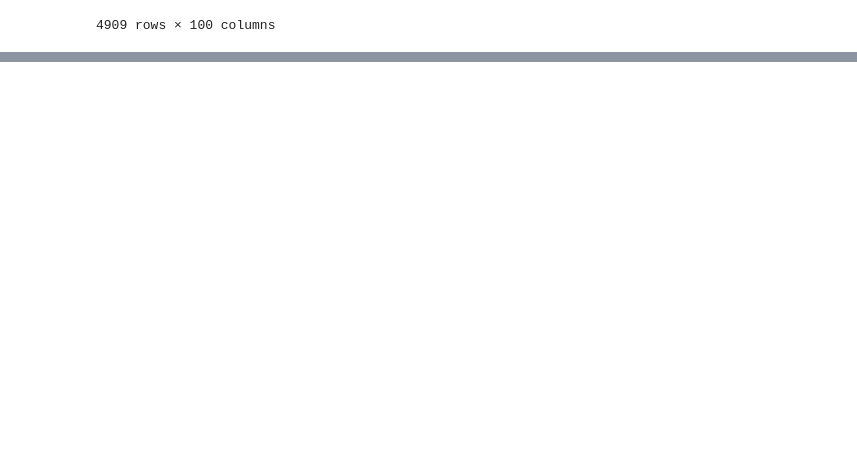
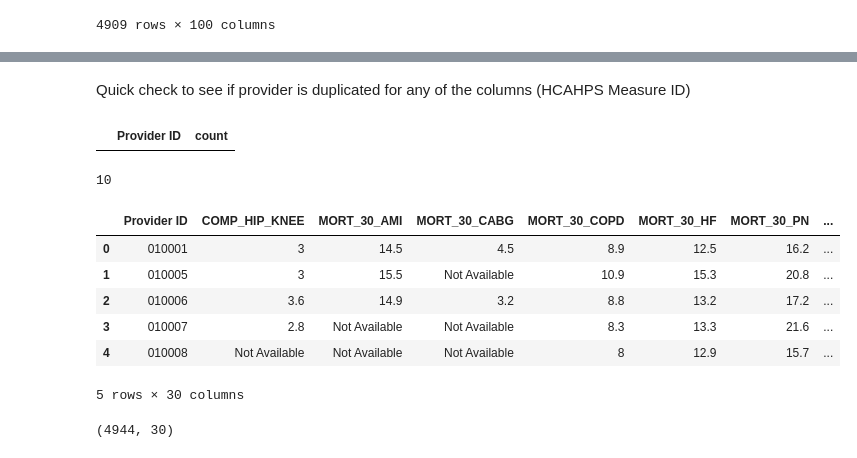
Before and after one commit to maringow/DataMiningGroupProject, a Jupyter notebook: data_prep_Venku.ipynb, the cells around one changed output, grey strips where cells are left out. Cells and saved outputs as stored; diff of their text form; code cells hidden in the pictures; blank space fills up the shorter version.

```diff
--- a/data_prep_Venku.ipynb
+++ b/data_prep_Venku.ipynb
@@ -297,0 +341,9 @@ survey.iloc[:,[1,4,]]
+# %%
+# write to file for QA
+# outcomes_pivot.to_csv(path_or_buf=
+#                       'C:/Users/mgow/Documents/UChicago/Courses/Data Mining/Group Project/outcomesPivot2.csv')
+
+# pivot survey data
+survey_pivot = survey.pivot(index='Provider ID', columns='HCAHPS Measure ID',
+                            values='HCAHPS Linear Mean Value').reset_index()
+survey_pivot.head()
@@ -297,0 +358,43 @@ survey.iloc[:,[1,4,]]
+# %% [markdown]
+ Quick check to see if provider is duplicated for any of the columns (HCAHPS Measure ID)
+# %%
+check_if_provider_id_duplicated = survey_pivot.groupby(['Provider ID']).agg({'Provider ID':'count'}).rename(columns={"Provider ID":"count"}).reset_index()
+check_if_provider_id_duplicated.head()
+check_if_provider_id_duplicated[check_if_provider_id_duplicated['count']>1]
+# %% [output]
+|  | Provider ID | count |
+# %%
+len(['H_CLEAN_LINEAR_SCORE', 'H_COMP_1_LINEAR_SCORE',
+                                     'H_COMP_2_LINEAR_SCORE', 'H_COMP_3_LINEAR_SCORE', 'H_COMP_5_LINEAR_SCORE',
+                                     'H_COMP_6_LINEAR_SCORE', 'H_COMP_7_LINEAR_SCORE', 'H_HSP_RATING_LINEAR_SCORE',
+                                     'H_QUIET_LINEAR_SCORE', 'H_RECMND_LINEAR_SCORE'])
+# %% [output]
+10
+# %%
+# write to file for QA
+# survey_pivot.to_csv(path_or_buf='C:/Users/mgow/Documents/UChicago/Courses/Data Mining/Group Project/surveyPivot2.csv')
+
+# drop all columns that are not linear mean scores
+survey_pivot_trimmed = survey_pivot[['Provider ID', 'H_CLEAN_LINEAR_SCORE', 'H_COMP_1_LINEAR_SCORE',
+                                     'H_COMP_2_LINEAR_SCORE', 'H_COMP_3_LINEAR_SCORE', 'H_COMP_5_LINEAR_SCORE',
+                                     'H_COMP_6_LINEAR_SCORE', 'H_COMP_7_LINEAR_SCORE', 'H_HSP_RATING_LINEAR_SCORE',
+                                     'H_QUIET_LINEAR_SCORE', 'H_RECMND_LINEAR_SCORE']]
+
+# survey_pivot_trimmed.to_csv(path_or_buf='C:/Users/mgow/Documents/UChicago/Courses/Data Mining/Group Project/surveyPivotTrimmed.csv')
+
+# merge dataframes together using Provider ID as join key
+df = outcomes_pivot.merge(survey_pivot_trimmed, how='outer', on='Provider ID')
+# df.to_csv(path_or_buf='C:/Users/mgow/Documents/UChicago/Courses/Data Mining/Group Project/joinedData.csv')
+df.head()
+# %% [output]
+|  | Provider ID | COMP_HIP_KNEE | MORT_30_AMI | MORT_30_CABG | MORT_30_COPD | MORT_30_HF | MORT_30_PN | ... |
+| 0 | 010001 | 3 | 14.5 | 4.5 | 8.9 | 12.5 | 16.2 | ... |
+| 1 | 010005 | 3 | 15.5 | Not Available | 10.9 | 15.3 | 20.8 | ... |
+| 2 | 010006 | 3.6 | 14.9 | 3.2 | 8.8 | 13.2 | 17.2 | ... |
+| 3 | 010007 | 2.8 | Not Available | Not Available | 8.3 | 13.3 | 21.6 | ... |
+| 4 | 010008 | Not Available | Not Available | Not Available | 8 | 12.9 | 15.7 | ... |
+5 rows × 30 columns
+# %%
+df.shape
+# %% [output]
+(4944, 30)
```
Also changed, not shown: parts of 34 cells of this notebook.
